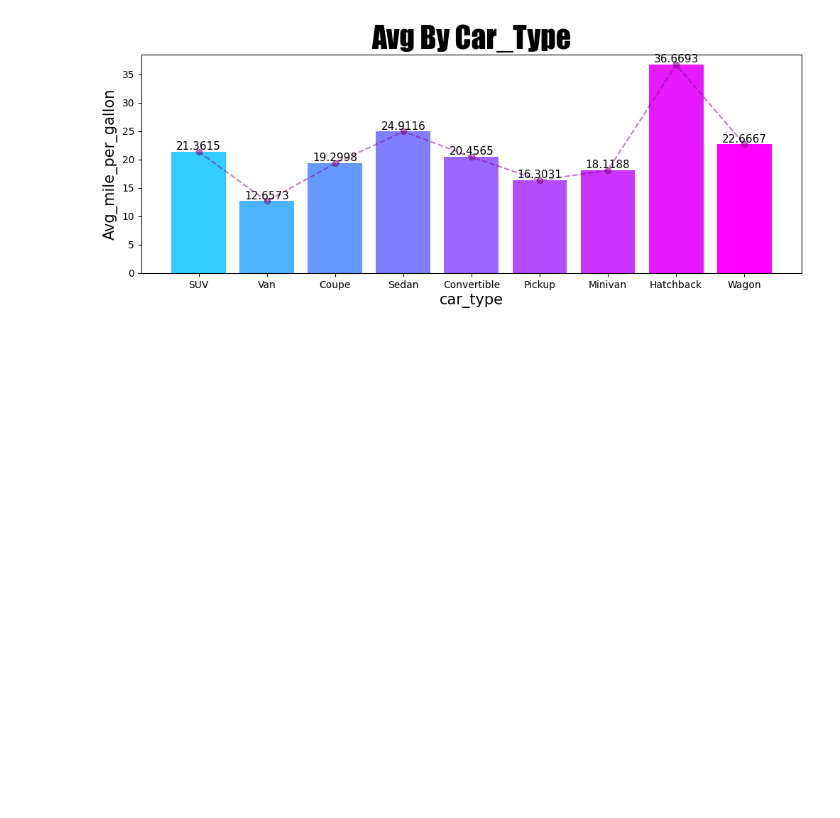
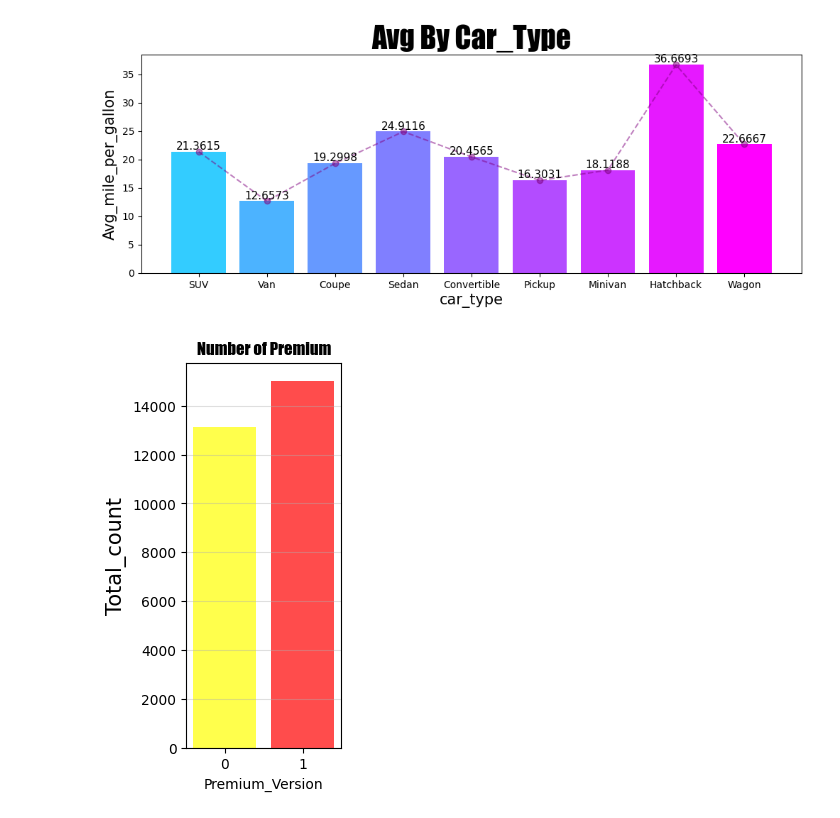
Before and after one commit to PankajBhardwaj290/Used-Car-Extension, a Jupyter notebook: used_car_extension.ipynb, the cells around one changed output. Drawn from its saved outputs; the diff is of its cells as text; code cells hidden in the pictures; blank space fills up the shorter version.

```diff
--- a/used_car_extension.ipynb
+++ b/used_car_extension.ipynb
@@ -89,3 +89,20 @@ plt.ylabel('Avg_mile_per_gallon',size=15)
 plt.show()
 # %% [output]
 [figure]
+# %%
+query = '''select premium_version,count(premium_version) as Total_count from extension
+group by premium_version;'''
+# %%
+df= used_car.select_query(query)
+# %%
+arr = np.array(df['premium_version'])
+# %%
+plt.figure(figsize=(2,5))
+plt.bar(arr,df['Total_count'],color=['red','yellow'],alpha=0.7)
+plt.grid(axis = 'y',alpha=0.4)
+plt.title('Number of Premium',fontname='impact')
+plt.xlabel('Premium_Version')
+plt.ylabel('Total_count',size = 15)
+plt.show()
+# %% [output]
+[figure, added]
```
Also changed, not shown: parts of 18 cells of this notebook.
